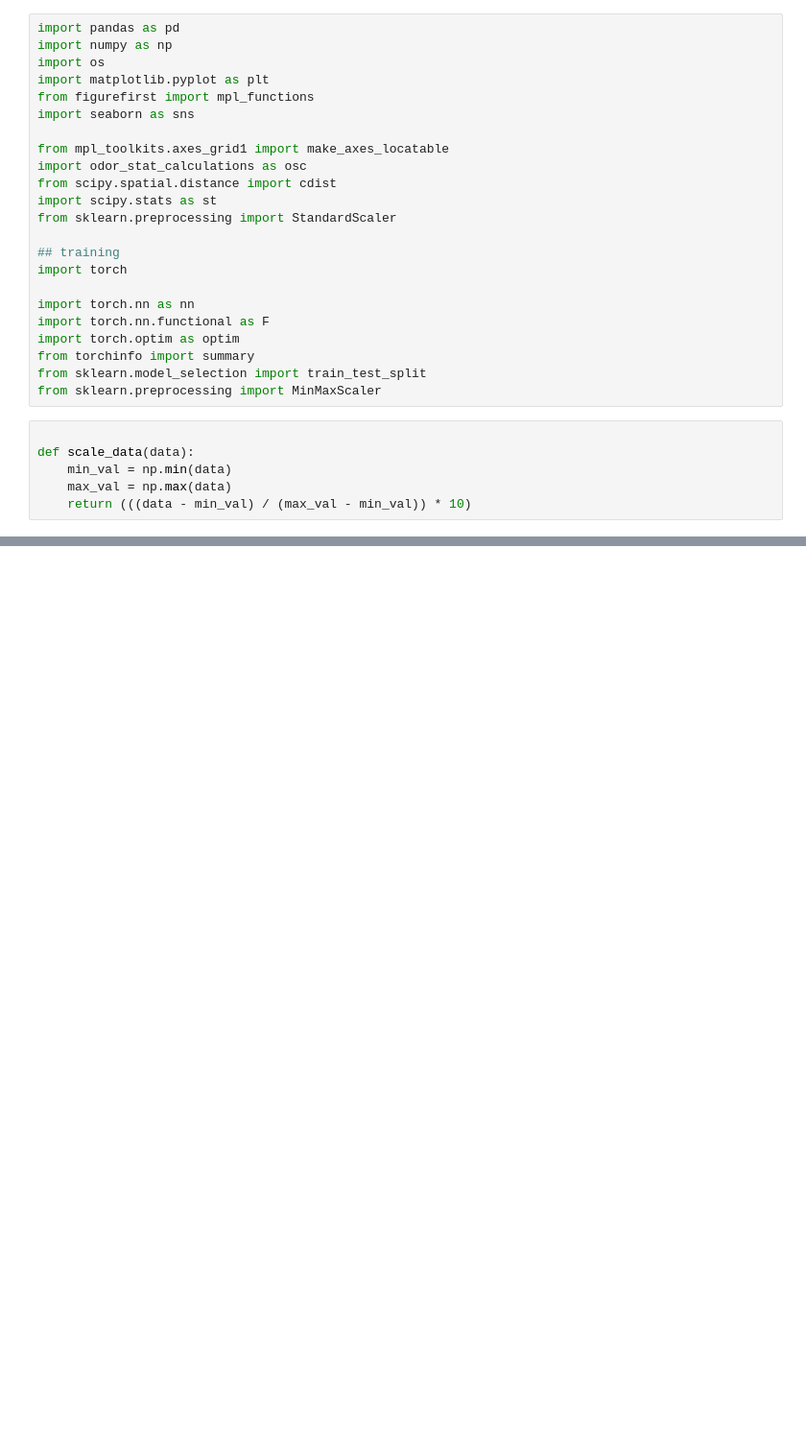
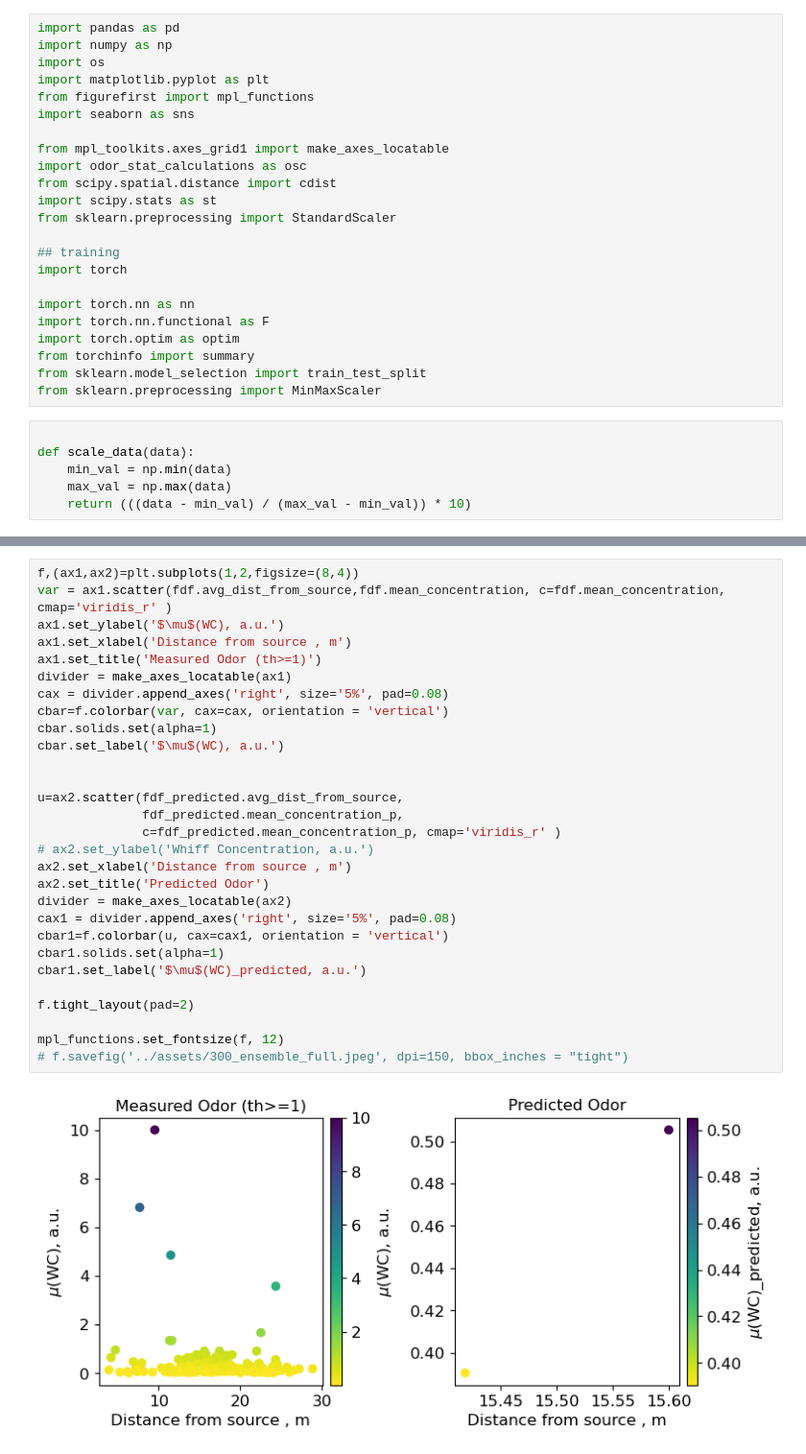
Before and after one commit to arunavanag591/COSMOS, a Jupyter notebook: train_distribution.ipynb, the cells around one changed output, grey strips where cells are left out. Shown at 96% size. Saved outputs shown, nothing was run; the diff lists cells and outputs as text; blank space fills up the shorter version.

```diff
--- a/train_distribution.ipynb
+++ b/train_distribution.ipynb
@@ -455,0 +438,31 @@ mpl_functions.set_fontsize(f, 12)
+# %%
+f,(ax1,ax2)=plt.subplots(1,2,figsize=(8,4))
+var = ax1.scatter(fdf.avg_dist_from_source,fdf.mean_concentration, c=fdf.mean_concentration, cmap='viridis_r' )
+ax1.set_ylabel('$\mu$(WC), a.u.')
+ax1.set_xlabel('Distance from source , m')
+ax1.set_title('Measured Odor (th>=1)')
+divider = make_axes_locatable(ax1)
+cax = divider.append_axes('right', size='5%', pad=0.08)
+cbar=f.colorbar(var, cax=cax, orientation = 'vertical')
+cbar.solids.set(alpha=1)
+cbar.set_label('$\mu$(WC), a.u.')
+
+
+u=ax2.scatter(fdf_predicted.avg_dist_from_source,
+              fdf_predicted.mean_concentration_p,
+              c=fdf_predicted.mean_concentration_p, cmap='viridis_r' )
+# ax2.set_ylabel('Whiff Concentration, a.u.')
+ax2.set_xlabel('Distance from source , m')
+ax2.set_title('Predicted Odor')
+divider = make_axes_locatable(ax2)
+cax1 = divider.append_axes('right', size='5%', pad=0.08)
+cbar1=f.colorbar(u, cax=cax1, orientation = 'vertical')
+cbar1.solids.set(alpha=1)
+cbar1.set_label('$\mu$(WC)_predicted, a.u.')
+
+f.tight_layout(pad=2)
+
+mpl_functions.set_fontsize(f, 12)
+# f.savefig('../assets/300_ensemble_full.jpeg', dpi=150, bbox_inches = "tight")
+# %% [output]
+[figure, added]
```
Also changed, not shown: parts of 35 cells of this notebook, 1 other file.
